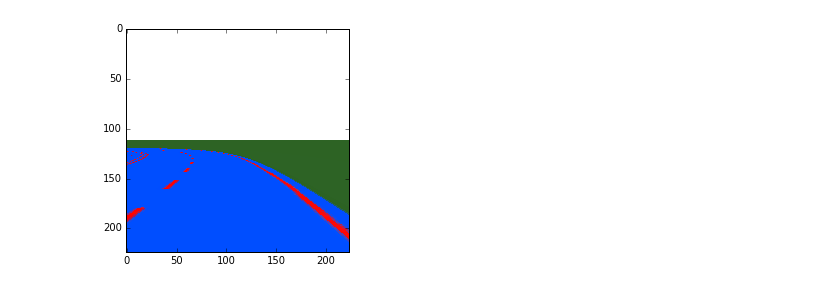
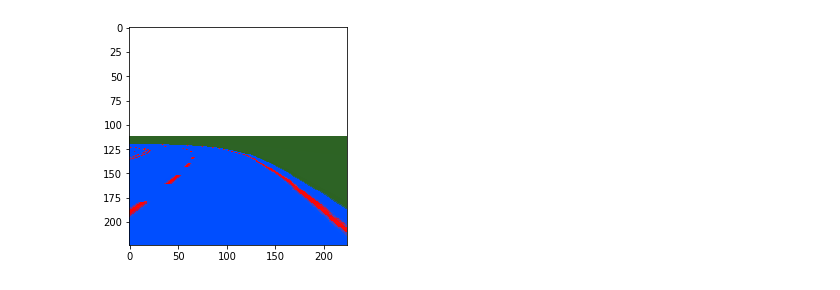
Before and after one commit to leedaga/KerasSemSeg, a Jupyter notebook: Tuning_Mask.ipynb, the cells around one changed output. Saved outputs shown, nothing was run; the diff lists cells and outputs as text; code cells hidden in the pictures.

```diff
--- a/Tuning_Mask.ipynb
+++ b/Tuning_Mask.ipynb
@@ -1,25 +1,25 @@
 # %%
 import cv2
 import numpy as np
 import matplotlib.pyplot as plt
 %matplotlib inline
 
 class_colors = [
         ([240, 20, 20]), #lane lines
         ([0, 78, 255]), #road
         ([45, 99, 36]), #ground
         ([250, 250, 250]), #sky
     ]
 
-filename = 'data/image_00000001_b.png'
+filename = 'data/image_00000000_b.png'
 
 img = cv2.imread(filename)
 img = cv2.cvtColor(img, cv2.COLOR_BGR2RGB)
 
 plt.imshow(img)
 plt.show()
 # %% [output]
-[figure, old version]
+[figure, new version]
 # %%
 def prepare_mask(img, class_colors, thresh):
     mask_channels = []
```
Also changed, not shown: parts of 6 cells of this notebook, 11 other files.
